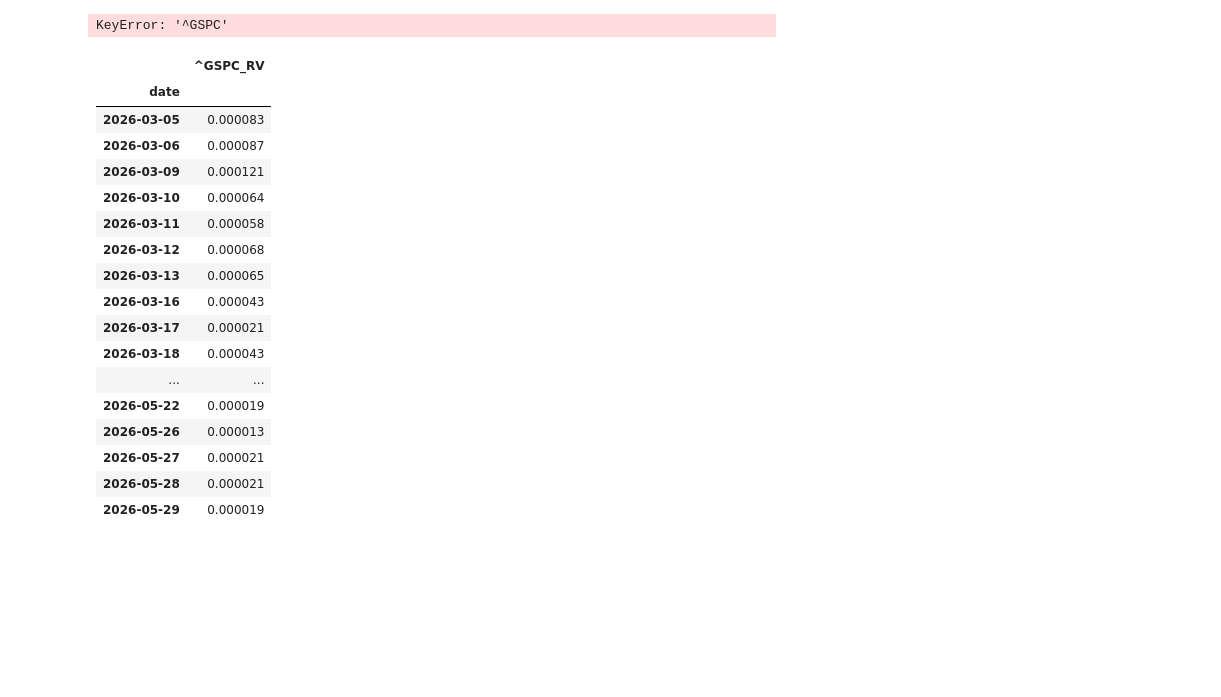
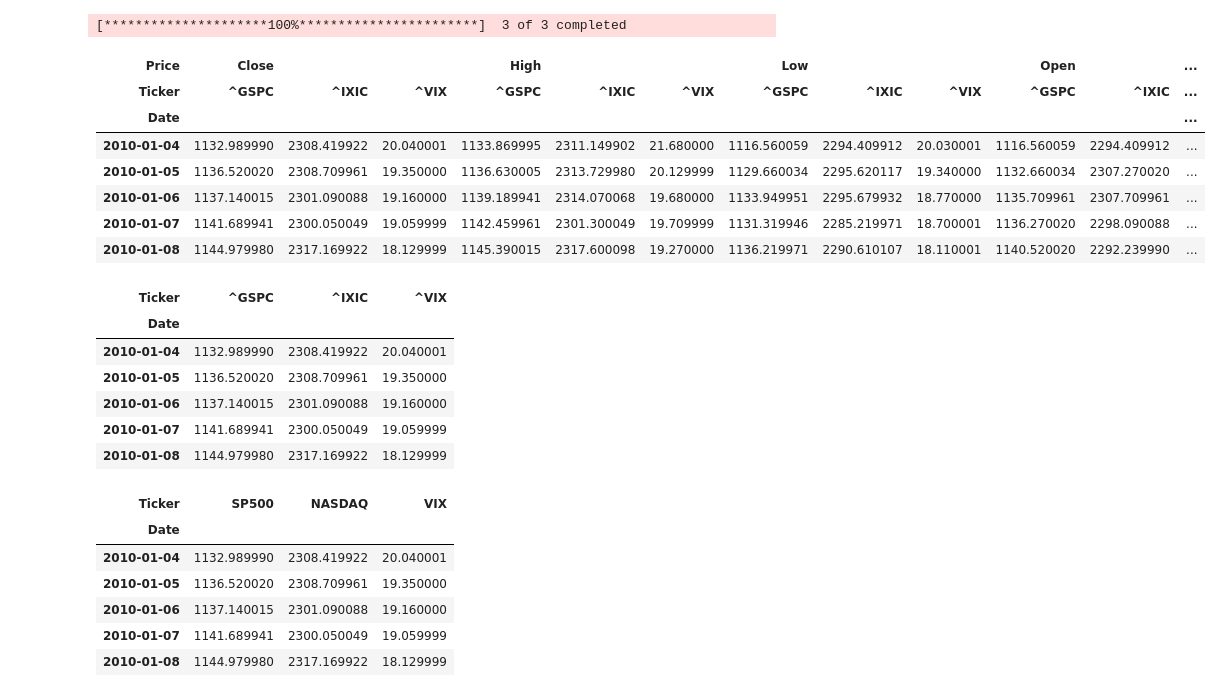
Before and after one commit to GaloisM/Bayesian_Volatility, a Jupyter notebook: prep_data.ipynb, the cells around one changed output. Saved outputs shown, nothing was run; the diff lists cells and outputs as text; code cells hidden in the pictures; blank space fills up the shorter version.

```diff
--- a/prep_data.ipynb
+++ b/prep_data.ipynb
@@ -112,27 +0,0 @@ MultiIndex([( 'Close', '^GSPC'),
-# %%
-rv_sp500 = compute_rv(data=data, ticker='^GSPC')
-rv_ixic = compute_rv(data=data, ticker='^IXIC')
-rv_vix = compute_rv(data=data, ticker='^VIX')
-# %% [output]
-KeyError: '^GSPC'
-# %%
-rv_sp500
-# %% [output]
-|  | ^GSPC_RV |
-| date |  |
-| 2026-03-05 | 0.000083 |
-| 2026-03-06 | 0.000087 |
-| 2026-03-09 | 0.000121 |
-| 2026-03-10 | 0.000064 |
-| 2026-03-11 | 0.000058 |
-| 2026-03-12 | 0.000068 |
-| 2026-03-13 | 0.000065 |
-| 2026-03-16 | 0.000043 |
-| 2026-03-17 | 0.000021 |
-| 2026-03-18 | 0.000043 |
-| ... | ... |
-| 2026-05-22 | 0.000019 |
-| 2026-05-26 | 0.000013 |
-| 2026-05-27 | 0.000021 |
-| 2026-05-28 | 0.000021 |
-| 2026-05-29 | 0.000019 |
@@ -138,0 +6,51 @@ rv_sp500
+# %%
+import yfinance as yf
+
+tickers = ["^GSPC", "^IXIC", "^VIX"]
+
+data = yf.download(
+    tickers,
+    start="2010-01-01",
+    end="2023-01-01",
+    auto_adjust=True
+)
+
+data.head()
+# %% [output]
+[*********************100%***********************]  3 of 3 completed
+| Price | Close |  |  | High |  |  | Low |  |  | Open |  | ... |
+| Ticker | ^GSPC | ^IXIC | ^VIX | ^GSPC | ^IXIC | ^VIX | ^GSPC | ^IXIC | ^VIX | ^GSPC | ^IXIC | ... |
+| Date |  |  |  |  |  |  |  |  |  |  |  | ... |
+| 2010-01-04 | 1132.989990 | 2308.419922 | 20.040001 | 1133.869995 | 2311.149902 | 21.680000 | 1116.560059 | 2294.409912 | 20.030001 | 1116.560059 | 2294.409912 | ... |
+| 2010-01-05 | 1136.520020 | 2308.709961 | 19.350000 | 1136.630005 | 2313.729980 | 20.129999 | 1129.660034 | 2295.620117 | 19.340000 | 1132.660034 | 2307.270020 | ... |
+| 2010-01-06 | 1137.140015 | 2301.090088 | 19.160000 | 1139.189941 | 2314.070068 | 19.680000 | 1133.949951 | 2295.679932 | 18.770000 | 1135.709961 | 2307.709961 | ... |
+| 2010-01-07 | 1141.689941 | 2300.050049 | 19.059999 | 1142.459961 | 2301.300049 | 19.709999 | 1131.319946 | 2285.219971 | 18.700001 | 1136.270020 | 2298.090088 | ... |
+| 2010-01-08 | 1144.979980 | 2317.169922 | 18.129999 | 1145.390015 | 2317.600098 | 19.270000 | 1136.219971 | 2290.610107 | 18.110001 | 1140.520020 | 2292.239990 | ... |
+# %%
+close = data["Close"]
+
+close.head()
+# %% [output]
+| Ticker | ^GSPC | ^IXIC | ^VIX |
+| Date |  |  |  |
+| 2010-01-04 | 1132.989990 | 2308.419922 | 20.040001 |
+| 2010-01-05 | 1136.520020 | 2308.709961 | 19.350000 |
+| 2010-01-06 | 1137.140015 | 2301.090088 | 19.160000 |
+| 2010-01-07 | 1141.689941 | 2300.050049 | 19.059999 |
+| 2010-01-08 | 1144.979980 | 2317.169922 | 18.129999 |
+# %%
+close = close.rename(columns={
+    "^GSPC": "SP500",
+    "^IXIC": "NASDAQ",
+    "^VIX": "VIX"
+})
+
+close.head()
+# %% [output]
+| Ticker | SP500 | NASDAQ | VIX |
+| Date |  |  |  |
+| 2010-01-04 | 1132.989990 | 2308.419922 | 20.040001 |
+| 2010-01-05 | 1136.520020 | 2308.709961 | 19.350000 |
+| 2010-01-06 | 1137.140015 | 2301.090088 | 19.160000 |
+| 2010-01-07 | 1141.689941 | 2300.050049 | 19.059999 |
+| 2010-01-08 | 1144.979980 | 2317.169922 | 18.129999 |
```
Also changed, not shown: parts of 38 cells of this notebook.
